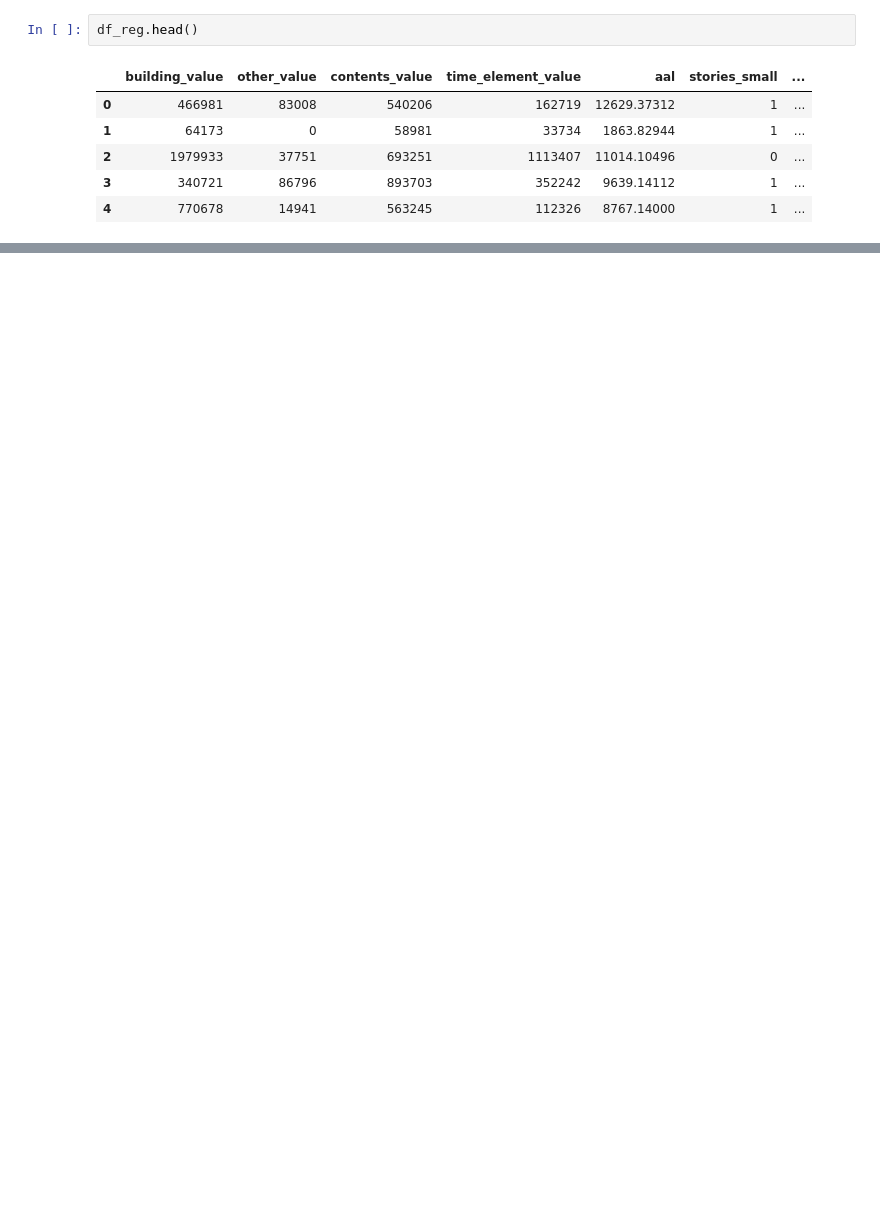
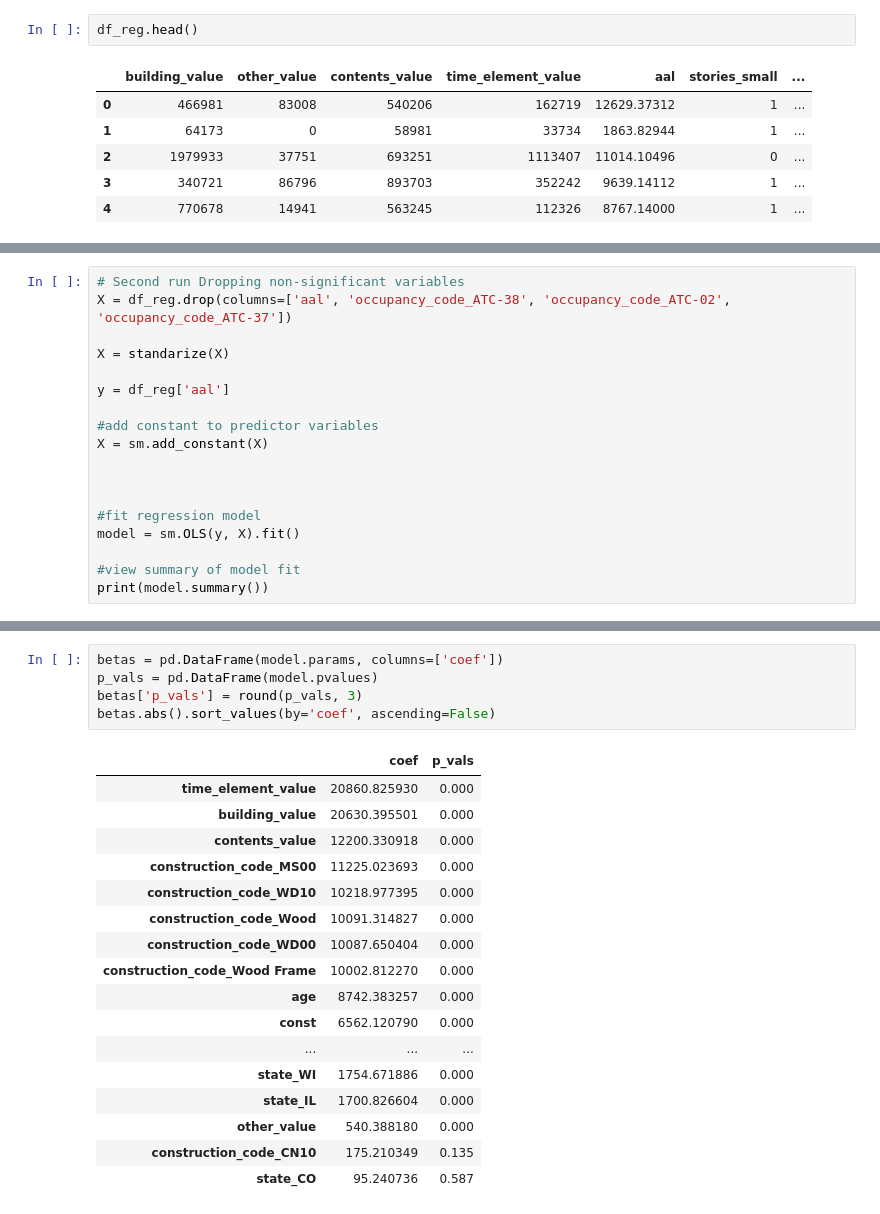
Before and after one commit to kevinmiguel97/Winter-storm-risk-evaluation, a Jupyter notebook: locations_analysis.ipynb, the cells around one changed output, grey strips where cells are left out. Drawn from its saved outputs; the diff is of its cells as text; blank space fills up the shorter version.

```diff
--- a/locations_analysis.ipynb
+++ b/locations_analysis.ipynb
@@ -612,0 +636,18 @@ betas.sort_values(by='coef')
+# %%
+# Second run Dropping non-significant variables
+X = df_reg.drop(columns=['aal', 'occupancy_code_ATC-38', 'occupancy_code_ATC-02', 'occupancy_code_ATC-37'])
+
+X = standarize(X)
+
+y = df_reg['aal']
+
+#add constant to predictor variables
+X = sm.add_constant(X)
+
+
+
+#fit regression model
+model = sm.OLS(y, X).fit()
+
+#view summary of model fit
+print(model.summary())
@@ -612,0 +672,23 @@ betas.sort_values(by='coef')
+# %%
+betas = pd.DataFrame(model.params, columns=['coef'])
+p_vals = pd.DataFrame(model.pvalues)
+betas['p_vals'] = round(p_vals, 3)
+betas.abs().sort_values(by='coef', ascending=False)
+# %% [output]
+|  | coef | p_vals |
+| time_element_value | 20860.825930 | 0.000 |
+| building_value | 20630.395501 | 0.000 |
+| contents_value | 12200.330918 | 0.000 |
+| construction_code_MS00 | 11225.023693 | 0.000 |
+| construction_code_WD10 | 10218.977395 | 0.000 |
+| construction_code_Wood | 10091.314827 | 0.000 |
+| construction_code_WD00 | 10087.650404 | 0.000 |
+| construction_code_Wood Frame | 10002.812270 | 0.000 |
+| age | 8742.383257 | 0.000 |
+| const | 6562.120790 | 0.000 |
+| ... | ... | ... |
+| state_WI | 1754.671886 | 0.000 |
+| state_IL | 1700.826604 | 0.000 |
+| other_value | 540.388180 | 0.000 |
+| construction_code_CN10 | 175.210349 | 0.135 |
+| state_CO | 95.240736 | 0.587 |
```
Also changed, not shown: parts of 8 cells of this notebook, 1 other file.
